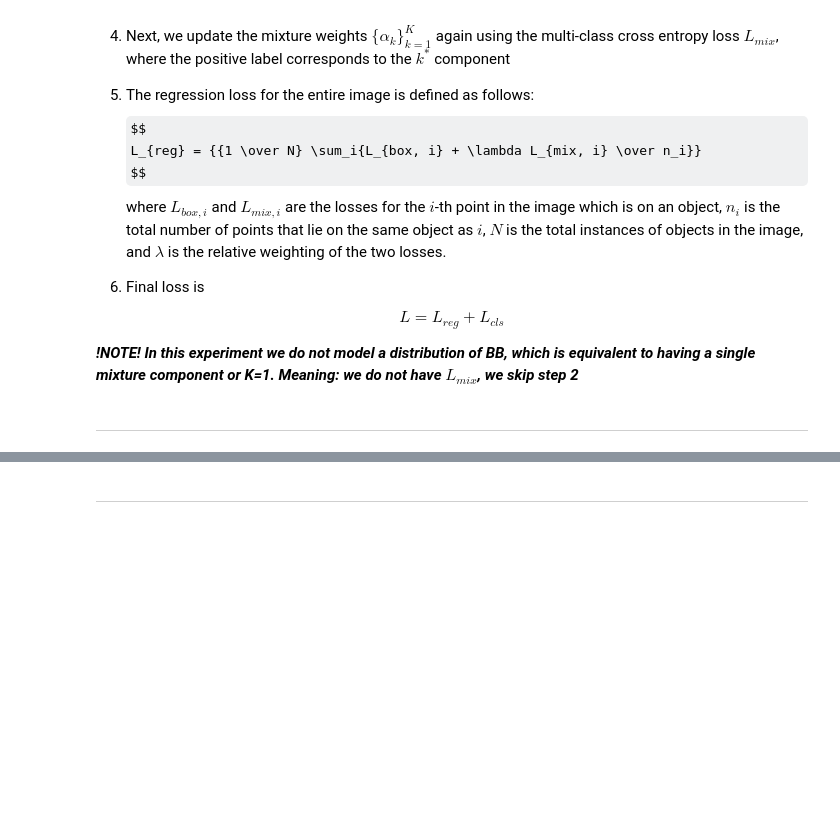
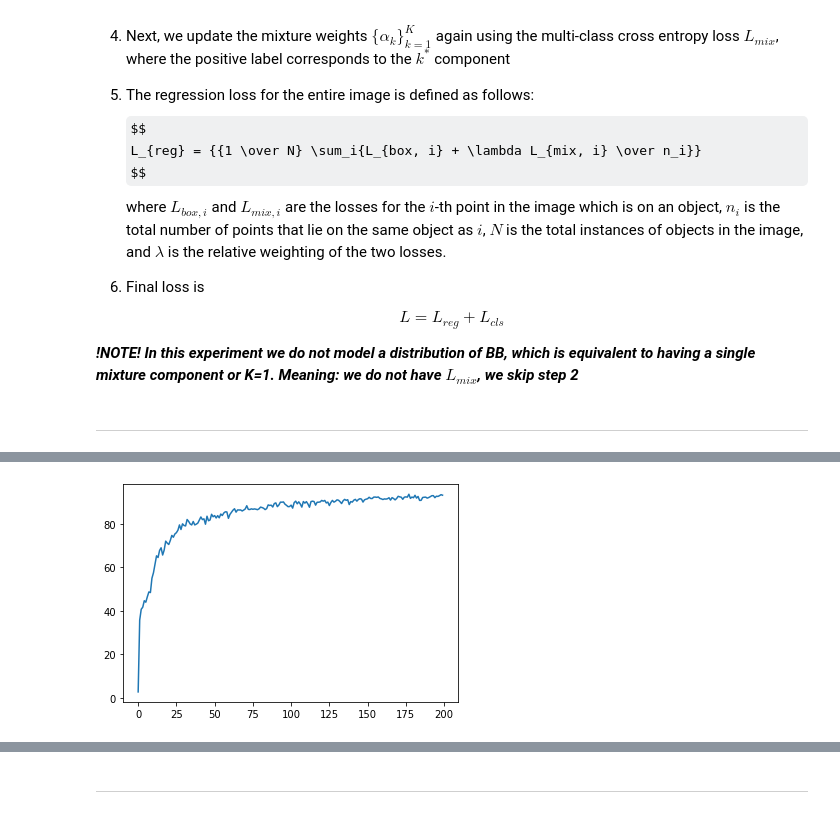
Before and after one commit to narekvslife/lidar-camera-fusion-detection, a Jupyter notebook: Experiments.ipynb, the cells around one changed output, grey strips where cells are left out. Drawn from its saved outputs; the diff is of its cells as text; code cells hidden in the pictures; some formulas as TeX source; blank space fills up the shorter version.

```diff
--- a/Experiments.ipynb
+++ b/Experiments.ipynb
@@ -176,0 +201,5 @@ len(torch.tensor(0).shape)
+# %%
+plt.plot(train_accs)
+plt.show()
+# %% [output]
+[figure, added]
```
Also changed, not shown: parts of 12 cells of this notebook, 2 other files.
